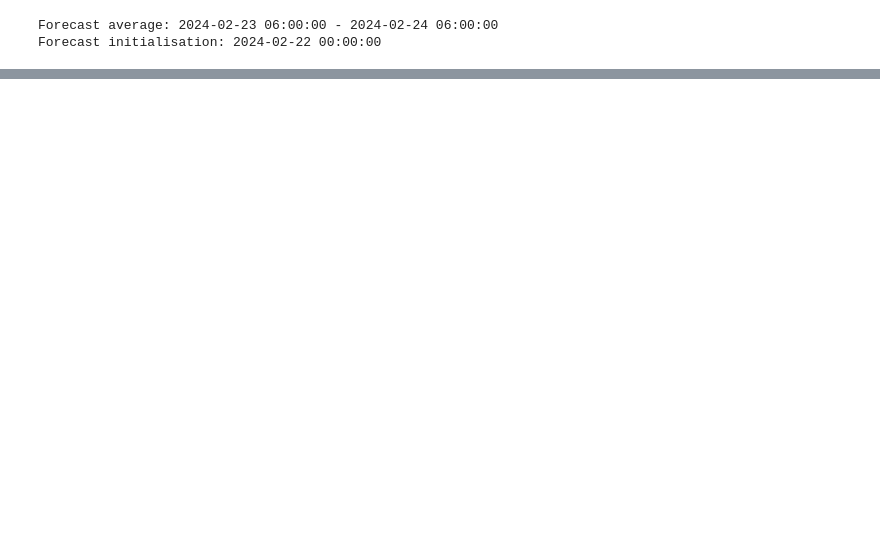
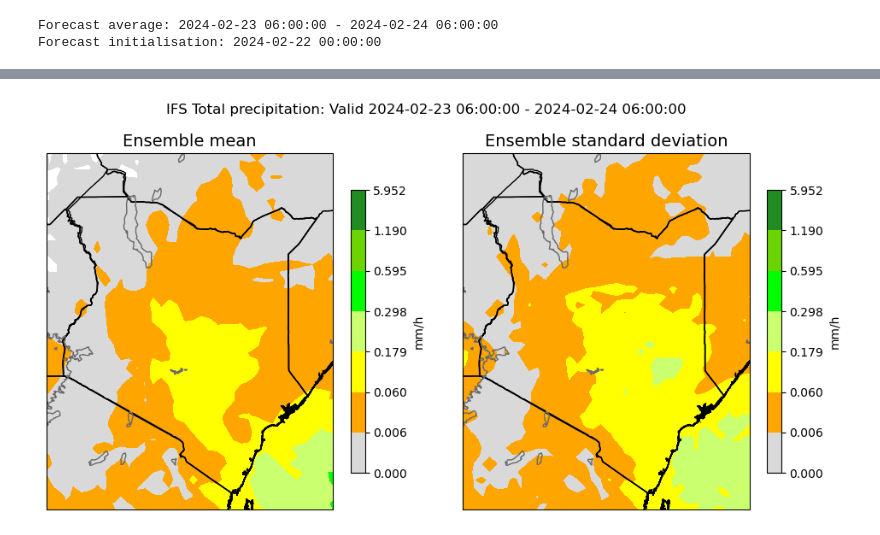
Before and after one commit to Fenwick-Cooper/show-forecasts, a Jupyter notebook: test_load_IFS_openData.ipynb, the cells around one changed output, grey strips where cells are left out. Saved outputs shown, nothing was run; the diff lists cells and outputs as text; code cells hidden in the pictures; blank space fills up the shorter version.

```diff
--- a/test_load_IFS_openData.ipynb
+++ b/test_load_IFS_openData.ipynb
@@ -78,0 +52,9 @@ UFuncTypeError: ufunc 'add' cannot use operands with types dtype('<M8[ns]') and
+# %%
+# style options: None (default), 'ICPAC', 'ICPAC_heavy', 'KMD', 'EMI', 'EMI_heavy'
+# plot_units are only meaningfull for precipitation and can be 'mm/h' (default),
+#               'mm/6h', 'mm/day' or 'mm/week'
+# region can be 'ICPAC', 'Kenya', 'South Sudan', 'Rwanda', 'Burundi', 'Djibouti',
+#               'Eritrea', 'Ethiopia', 'Sudan', 'Somalia', 'Tanzania', 'Uganda'
+plot_forecast(data, style='ICPAC', plot_units='mm/h', region='Kenya')
+# %% [output]
+[figure, added]
```
Also changed, not shown: parts of 7 cells of this notebook, 3 other files.
